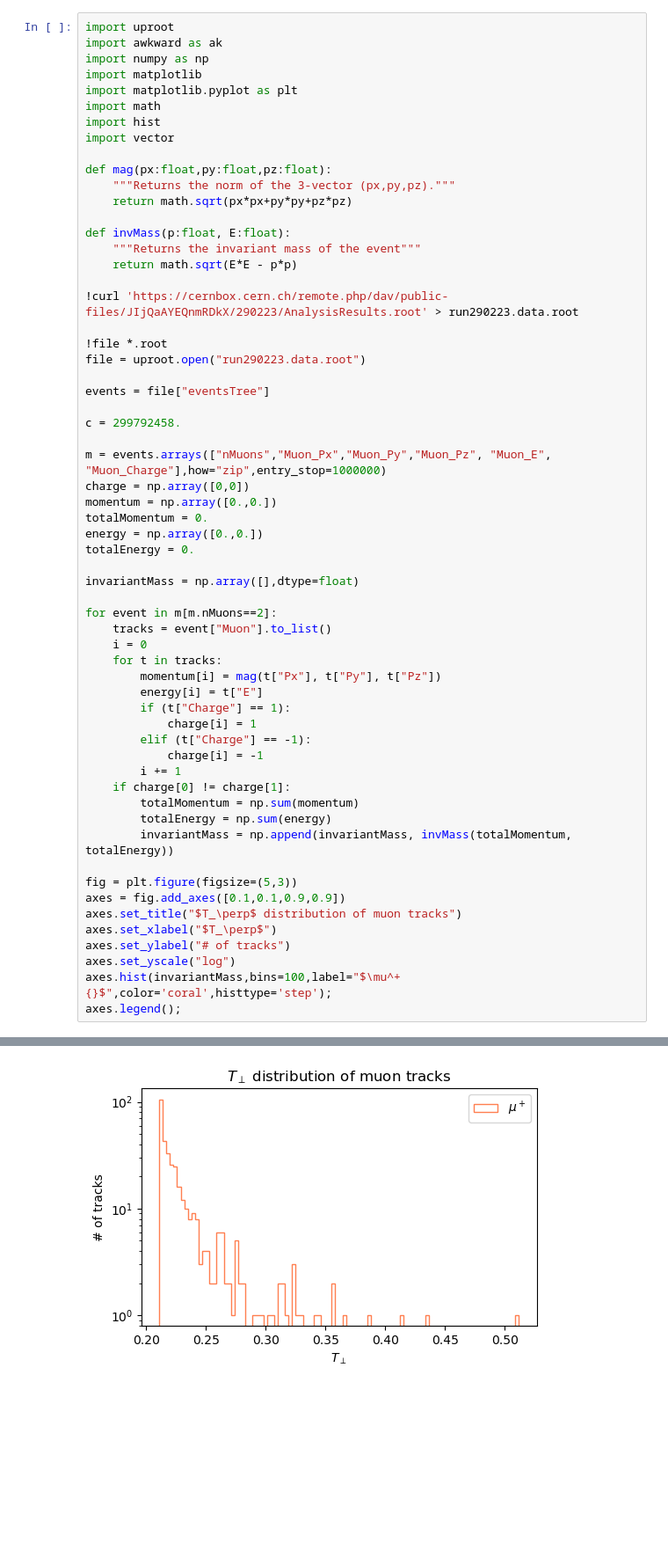
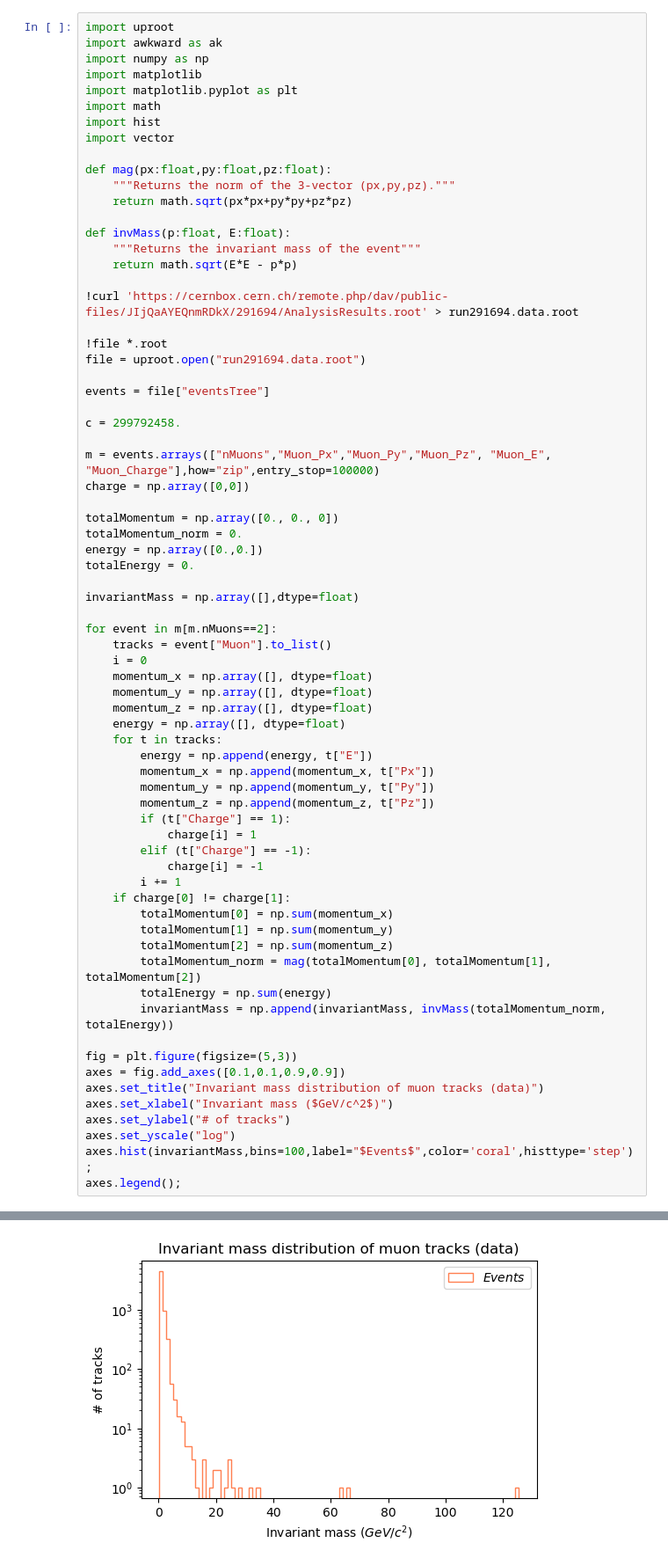
Before and after one commit to nantes-m2-rps-exp/qqbar2mumu-2022, a Jupyter notebook: notebooks/geometric_parameters.ipynb, the cells around one changed output, grey strips where cells are left out. Shown: that part at 88% size. Drawn from its saved outputs; the diff is of its cells as text; blank space fills up the shorter version.

```diff
--- a/notebooks/geometric_parameters.ipynb
+++ b/notebooks/geometric_parameters.ipynb
@@ -88,19 +88,20 @@ def invMass(p:float, E:float):
     """Returns the invariant mass of the event"""
     return math.sqrt(E*E - p*p)
 
-!curl 'https://cernbox.cern.ch/remote.php/dav/public-files/JIjQaAYEQnmRDkX/290223/AnalysisResults.root' > run290223.data.root
+!curl 'https://cernbox.cern.ch/remote.php/dav/public-files/JIjQaAYEQnmRDkX/291694/AnalysisResults.root' > run291694.data.root
 
 !file *.root
-file = uproot.open("run290223.data.root")
+file = uproot.open("run291694.data.root")
 
 events = file["eventsTree"]
 
 c = 299792458.
 
-m = events.arrays(["nMuons","Muon_Px","Muon_Py","Muon_Pz", "Muon_E", "Muon_Charge"],how="zip",entry_stop=1000000)
+m = events.arrays(["nMuons","Muon_Px","Muon_Py","Muon_Pz", "Muon_E", "Muon_Charge"],how="zip",entry_stop=100000)
 charge = np.array([0,0])
-momentum = np.array([0.,0.])
-totalMomentum = 0.
+
+totalMomentum = np.array([0., 0., 0])
+totalMomentum_norm = 0.
 energy = np.array([0.,0.])
 totalEnergy = 0.
 
@@ -109,26 +110,35 @@ invariantMass = np.array([],dtype=float)
 for event in m[m.nMuons==2]:
     tracks = event["Muon"].to_list()
     i = 0
+    momentum_x = np.array([], dtype=float)
+    momentum_y = np.array([], dtype=float)
+    momentum_z = np.array([], dtype=float)
+    energy = np.array([], dtype=float)
     for t in tracks:
-        momentum[i] = mag(t["Px"], t["Py"], t["Pz"])
-        energy[i] = t["E"]
+        energy = np.append(energy, t["E"])
+        momentum_x = np.append(momentum_x, t["Px"])
+        momentum_y = np.append(momentum_y, t["Py"])
+        momentum_z = np.append(momentum_z, t["Pz"])
         if (t["Charge"] == 1):
             charge[i] = 1
         elif (t["Charge"] == -1):
             charge[i] = -1
         i += 1
     if charge[0] != charge[1]:
-        totalMomentum = np.sum(momentum)
+        totalMomentum[0] = np.sum(momentum_x)
+        totalMomentum[1] = np.sum(momentum_y)
+        totalMomentum[2] = np.sum(momentum_z)
+        totalMomentum_norm = mag(totalMomentum[0], totalMomentum[1], totalMomentum[2])
         totalEnergy = np.sum(energy)
-        invariantMass = np.append(invariantMass, invMass(totalMomentum, totalEnergy))
+        invariantMass = np.append(invariantMass, invMass(totalMomentum_norm, totalEnergy))
 
 fig = plt.figure(figsize=(5,3))
 axes = fig.add_axes([0.1,0.1,0.9,0.9])
-axes.set_title("$T_\perp$ distribution of muon tracks")
-axes.set_xlabel("$T_\perp$")
+axes.set_title("Invariant mass distribution of muon tracks (data)")
+axes.set_xlabel("Invariant mass ($GeV/c^2$)")
 axes.set_ylabel("# of tracks")
 axes.set_yscale("log")
-axes.hist(invariantMass,bins=100,label="$\mu^+{}$",color='coral',histtype='step');
+axes.hist(invariantMass,bins=100,label="$Events$",color='coral',histtype='step');
 axes.legend();
 # %% [output]
   % Total    % Received % Xferd  Average Speed   Time    Time     Time  Current
@@ -138,2 +149,2 @@ run290223.data.root: ROOT file Version 62406 (Compression: 1)
 run291694.mc.root:   ROOT file Version 61600 (Compression: 1)
-[figure, old version]
+[figure, new version]
```
Also changed, not shown: parts of 3 cells of this notebook.
